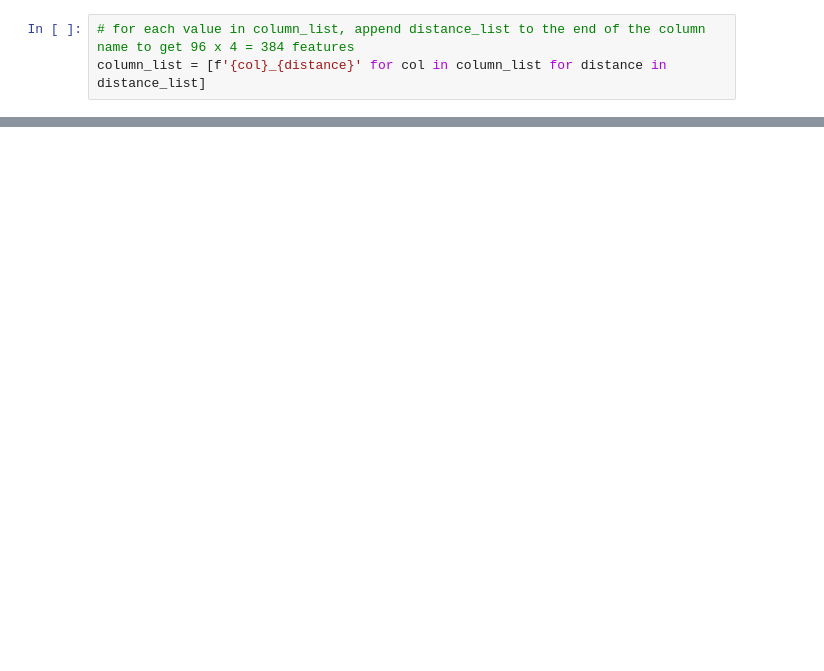
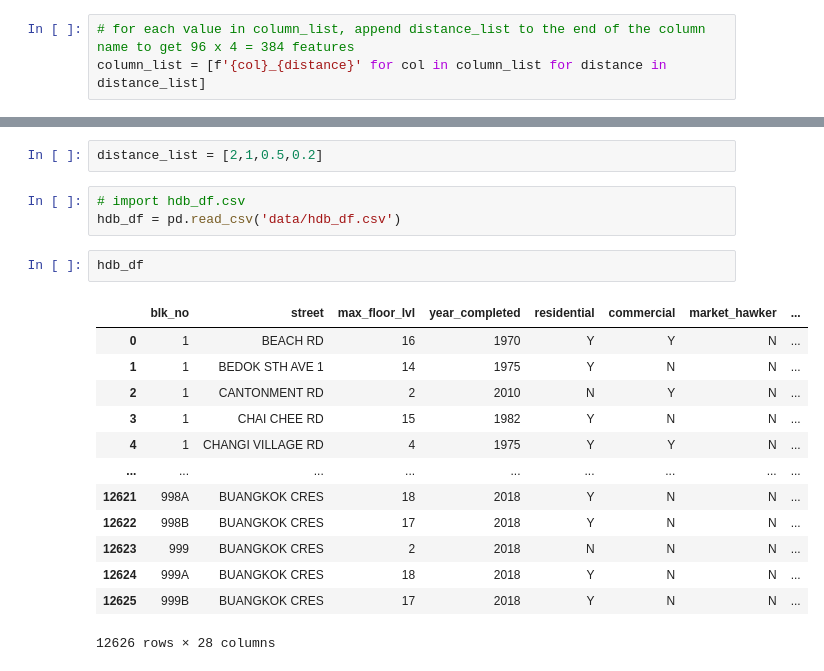
Before and after one commit to NicsLvl/McPredictor, a Jupyter notebook: postal_codes.ipynb, the cells around one changed output, grey strips where cells are left out. Cells and saved outputs as stored; diff of their text form; blank space fills up the shorter version.

```diff
--- a/postal_codes.ipynb
+++ b/postal_codes.ipynb
@@ -369,0 +423,21 @@ df_selected_new.to_csv('data/df_selected.csv', index=False)
+# %%
+distance_list = [2,1,0.5,0.2]
+# %%
+# import hdb_df.csv
+hdb_df = pd.read_csv('data/hdb_df.csv')
+# %%
+hdb_df
+# %% [output]
+|  | blk_no | street | max_floor_lvl | year_completed | residential | commercial | market_hawker | ... |
+| 0 | 1 | BEACH RD | 16 | 1970 | Y | Y | N | ... |
+| 1 | 1 | BEDOK STH AVE 1 | 14 | 1975 | Y | N | N | ... |
+| 2 | 1 | CANTONMENT RD | 2 | 2010 | N | Y | N | ... |
+| 3 | 1 | CHAI CHEE RD | 15 | 1982 | Y | N | N | ... |
+| 4 | 1 | CHANGI VILLAGE RD | 4 | 1975 | Y | Y | N | ... |
+| ... | ... | ... | ... | ... | ... | ... | ... | ... |
+| 12621 | 998A | BUANGKOK CRES | 18 | 2018 | Y | N | N | ... |
+| 12622 | 998B | BUANGKOK CRES | 17 | 2018 | Y | N | N | ... |
+| 12623 | 999 | BUANGKOK CRES | 2 | 2018 | N | N | N | ... |
+| 12624 | 999A | BUANGKOK CRES | 18 | 2018 | Y | N | N | ... |
+| 12625 | 999B | BUANGKOK CRES | 17 | 2018 | Y | N | N | ... |
+12626 rows × 28 columns
```
Also changed, not shown: parts of 28 cells of this notebook, 20 other files.
